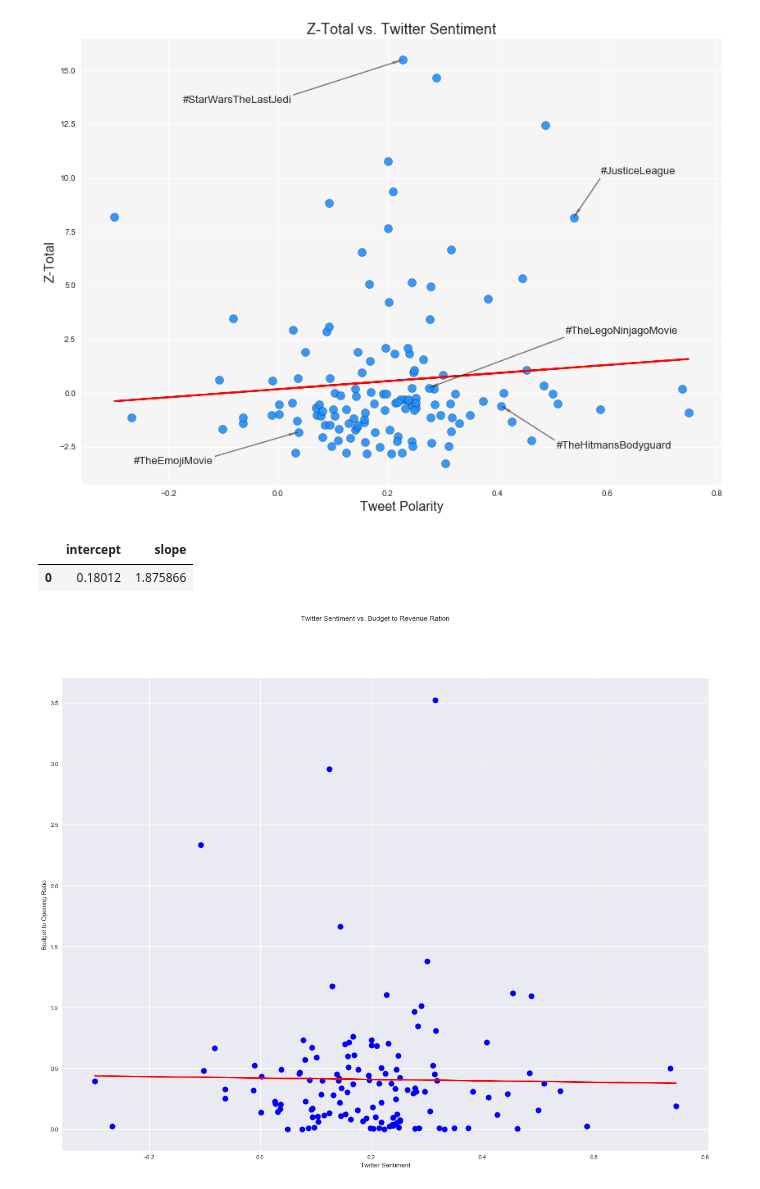
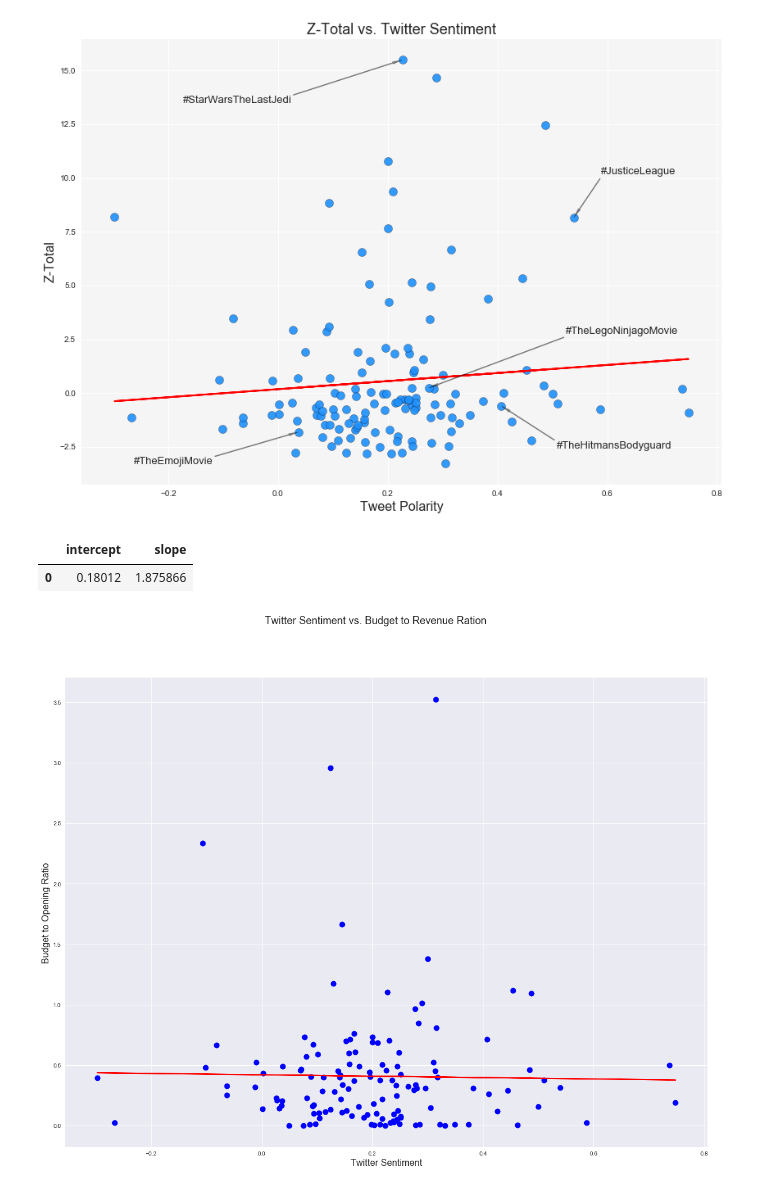
Before and after one commit to Jayleh/dream-reapers, a Jupyter notebook: Graphing.ipynb, the cells around one changed output. Drawn from its saved outputs; the diff is of its cells as text; code cells hidden in the pictures.

```diff
--- a/Graphing.ipynb
+++ b/Graphing.ipynb
@@ -42,0 +25,7 @@ title_index_df = movie_data_df.set_index(['title'])
+# %%
+# Read all movie data csv
+movie_data_df = pd.read_csv('all_movie_data/all_movie_data.csv')
+
+# Subset df for tweet counts greater than 10
+movie_data_df = movie_data_df.loc[(movie_data_df['tweet_count']>10)]
+movie_data_df.head()
@@ -221,9 +238,10 @@ plt.show()
 # %% [output]
 [figure]
 # %%
+#6 Shilpa Revenue by Month
 sns.set_style("dark", {'grid.linestyle': '--'})
 paper_rc = {'lines.linewidth': 1, 'lines.markersize': 2}
-sns.set(rc={'figure.figsize':(8,5)})
+sns.set(rc={'figure.figsize':(12, 7)})
 
 # locating tweet count>10
 movie_data_tc10_df = movie_data_df.loc[(movie_data_df['tweet_count']>10)]
@@ -350,29 +371,32 @@ ax.annotate("#TheLegoNinjagoMovie", xy=(movie_coord["#TheLegoNinjagoMovie"][0],
 plt.show()
 # %% [output]
 [figure]
-# %%
-z_df
-# %% [output]
-|  | intercept | slope |
-| 0 | 0.18012 | 1.875866 |
+# %%
+# Check slope
+z_df
+# %% [output]
+|  | intercept | slope |
+| 0 | 0.18012 | 1.875866 |
 # %%
-# 8 maybe a scatter plot of twitter sentiment and budget/rev ratio
+#8 maybe a scatter plot of twitter sentiment and budget/rev ratio
 
 fig, brx = plt.subplots(figsize=(20, 15))
 # plt.figure(figsize=(10,7))
 
 (brslope, brintercept, _, _, _) = stats.linregress(movie_data_df['compound'], movie_data_df['ratio'])
 brfit = (brslope * movie_data_df['compound']) + brintercept
 brx.plot(movie_data_df['compound'], brfit, color = "red", linewidth = 2)
 brx.scatter(movie_data_df['compound'], movie_data_df['ratio'], s = 100, linewidth=0, marker="o", color="blue", label = None)
-brx.set_ylabel("Budget to Opening Ratio")
-brx.set_xlabel("Twitter Sentiment")
+
+brx.set_ylabel("Budget to Opening Ratio", size=16)
+brx.set_xlabel("Twitter Sentiment", size=16)
 # brx.legend (loc='best', bbox_to_anchor=(1,1))
-fig.suptitle('Twitter Sentiment vs. Budget to Revenue Ration',size=12)
-plt.savefig("SentimentVsBRRatio.jpg")
+fig.suptitle('Twitter Sentiment vs. Budget to Revenue Ration', size=18)
+
+plt.savefig("images/SentimentVsBRRatio.png")
 plt.show()
 # %% [output]
-[figure, old version]
+[figure, new version]
 # %%
 movie_query = input("What Movie would you like to search? ")
 omdbapi = "e8913e4c"
```
Also changed, not shown: parts of 19 cells of this notebook, 36 other files.
